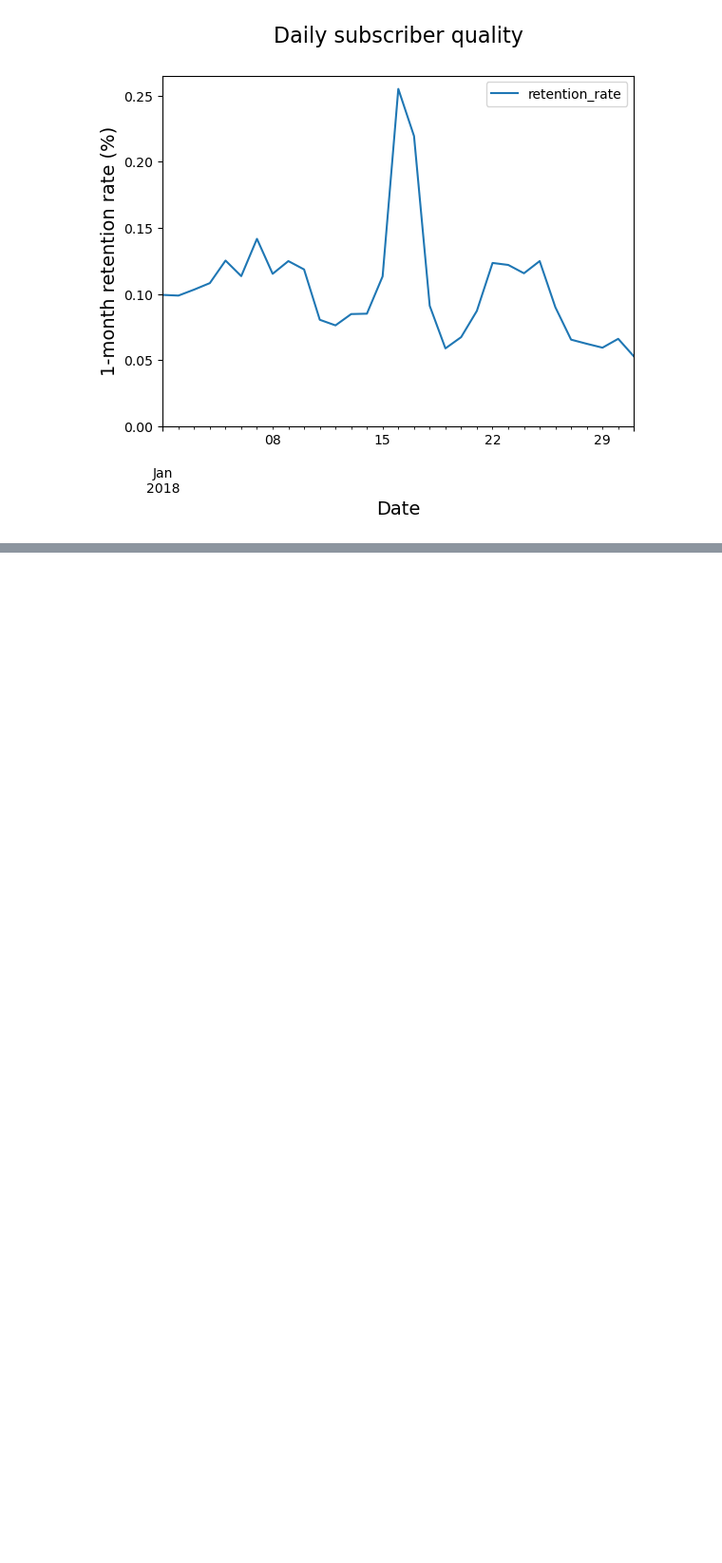
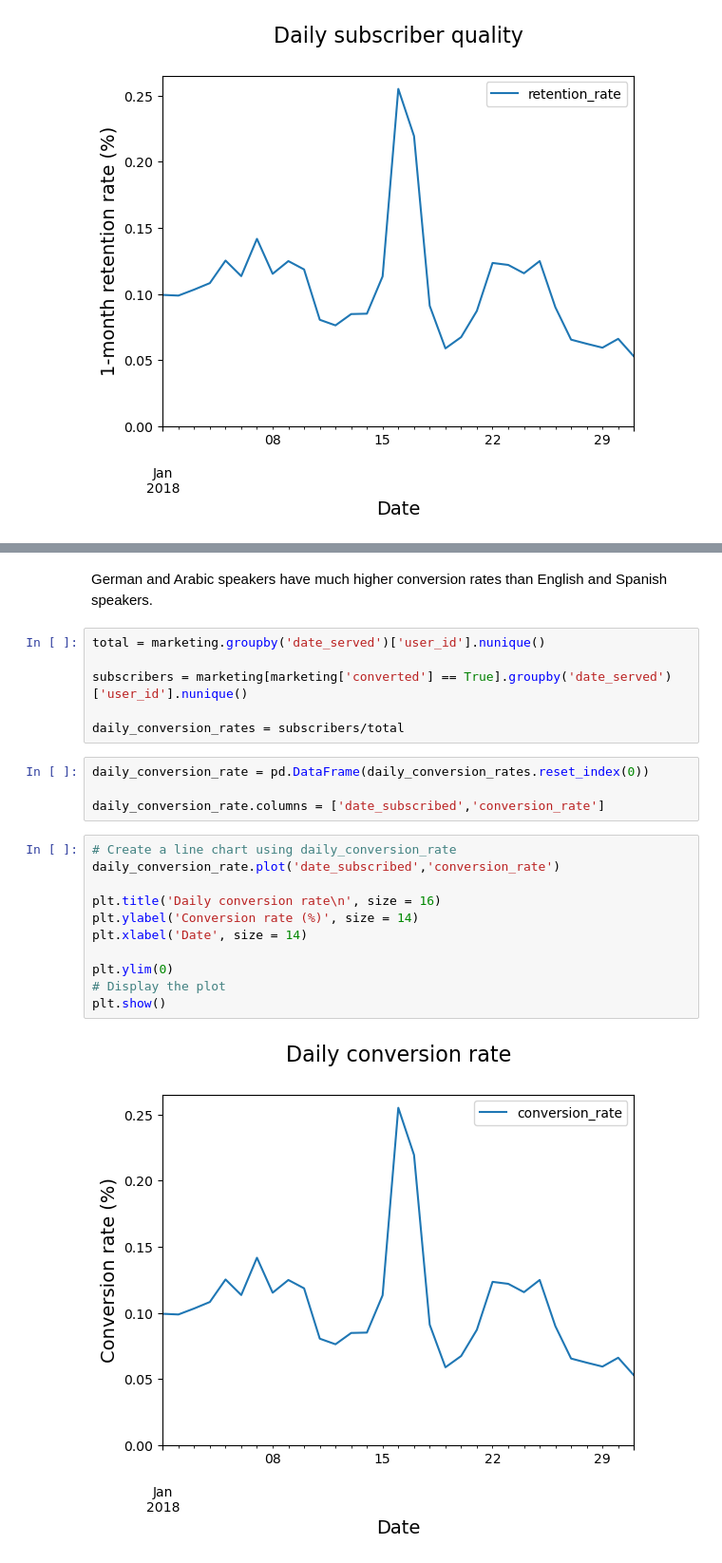
Before and after one commit to Naftal-Rainer/Marketing-Campaigns-Analysis, a Jupyter notebook: marketing_analysis.ipynb, the cells around one changed output, grey strips where cells are left out. Shown at 95% size. Drawn from its saved outputs; the diff is of its cells as text; blank space fills up the shorter version.

```diff
--- a/marketing_analysis.ipynb
+++ b/marketing_analysis.ipynb
@@ -312,0 +322,25 @@ plt.show()
+# %% [markdown]
+German and Arabic speakers have much higher conversion rates than English and Spanish speakers.
+# %%
+total = marketing.groupby('date_served')['user_id'].nunique()
+
+subscribers = marketing[marketing['converted'] == True].groupby('date_served')['user_id'].nunique()
+
+daily_conversion_rates = subscribers/total
+# %%
+daily_conversion_rate = pd.DataFrame(daily_conversion_rates.reset_index(0))
+
+daily_conversion_rate.columns = ['date_subscribed','conversion_rate']
+# %%
+# Create a line chart using daily_conversion_rate
+daily_conversion_rate.plot('date_subscribed','conversion_rate')
+
+plt.title('Daily conversion rate\n', size = 16)
+plt.ylabel('Conversion rate (%)', size = 14)
+plt.xlabel('Date', size = 14)
+
+plt.ylim(0)
+# Display the plot
+plt.show()
+# %% [output]
+[figure, added]
```
Also changed, not shown: parts of 10 cells of this notebook.
